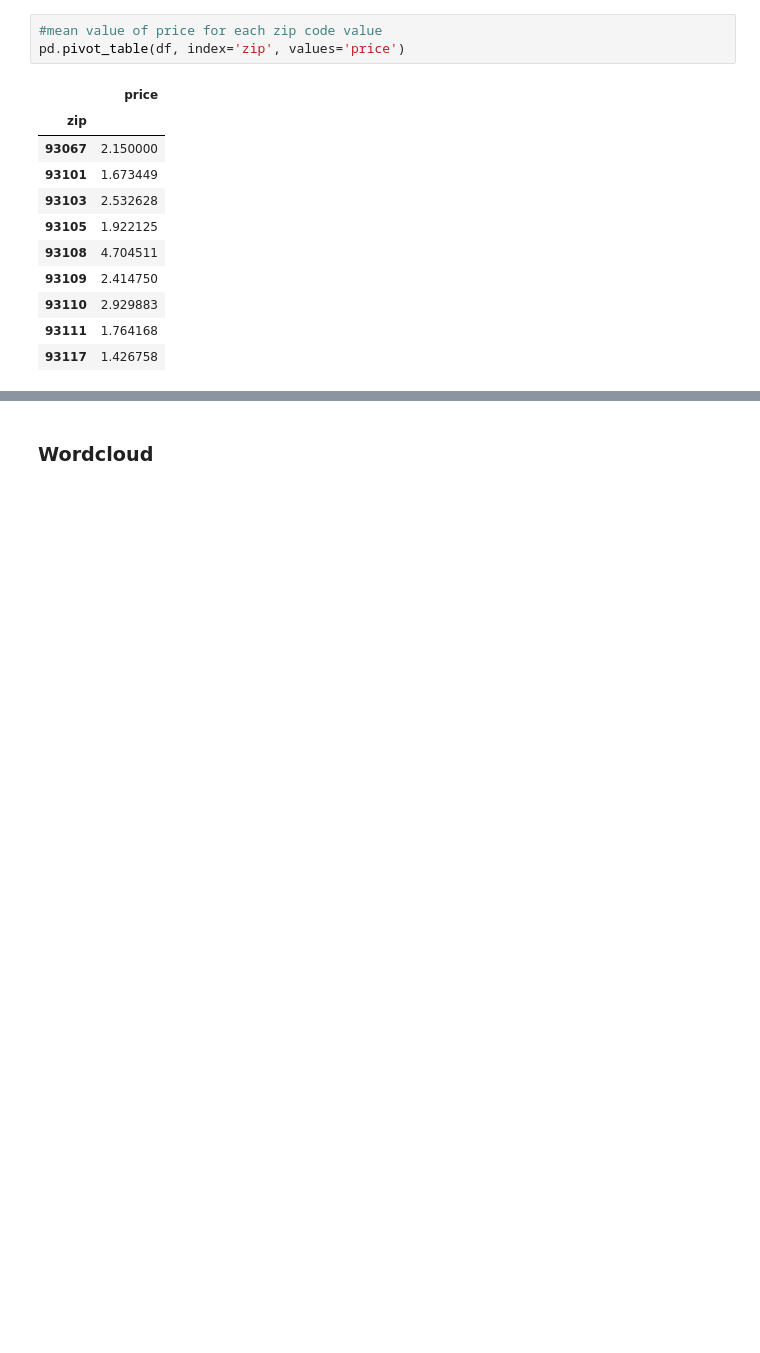
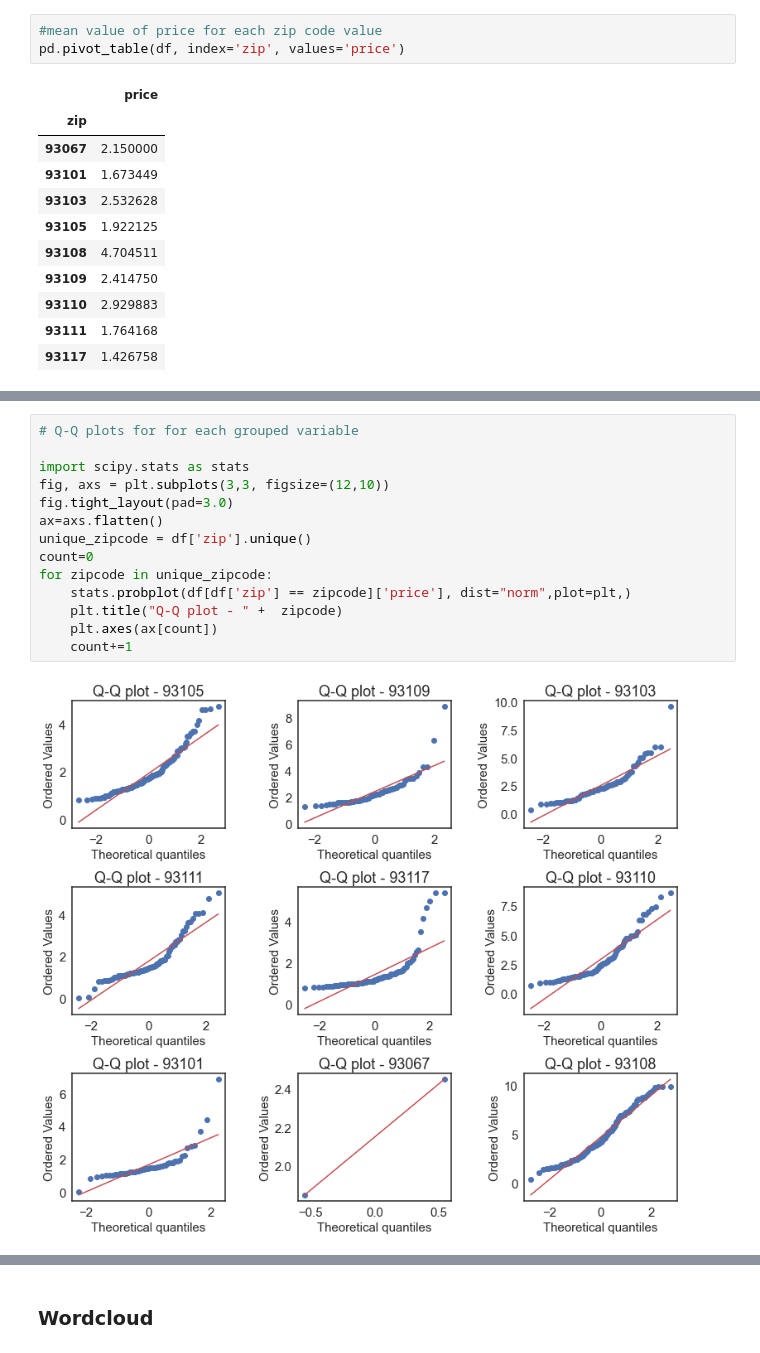
Before and after one commit to dakotarawlings/local_realestate_market_analysis, a Jupyter notebook: data_EDA.ipynb, the cells around one changed output, grey strips where cells are left out. Cells and saved outputs as stored; diff of their text form; blank space fills up the shorter version.

```diff
--- a/data_EDA.ipynb
+++ b/data_EDA.ipynb
@@ -260,0 +266,16 @@ pd.pivot_table(df, index='zip', values='price')
+# %%
+# Q-Q plots for for each grouped variable
+
+import scipy.stats as stats
+fig, axs = plt.subplots(3,3, figsize=(12,10))
+fig.tight_layout(pad=3.0)
+ax=axs.flatten()
+unique_zipcode = df['zip'].unique()
+count=0
+for zipcode in unique_zipcode:
+    stats.probplot(df[df['zip'] == zipcode]['price'], dist="norm",plot=plt,)
+    plt.title("Q-Q plot - " +  zipcode)
+    plt.axes(ax[count])
+    count+=1
+# %% [output]
+[figure, added]
```
Also changed, not shown: parts of 4 cells of this notebook.
